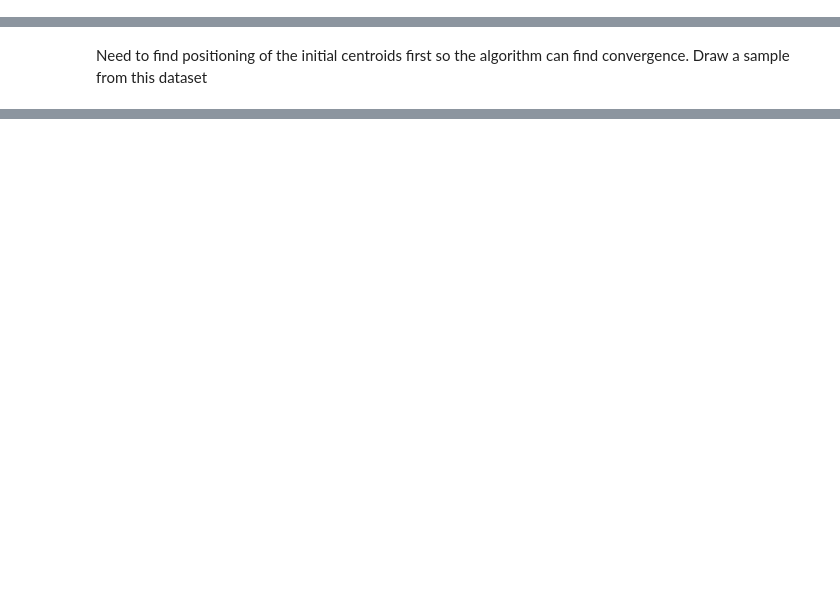
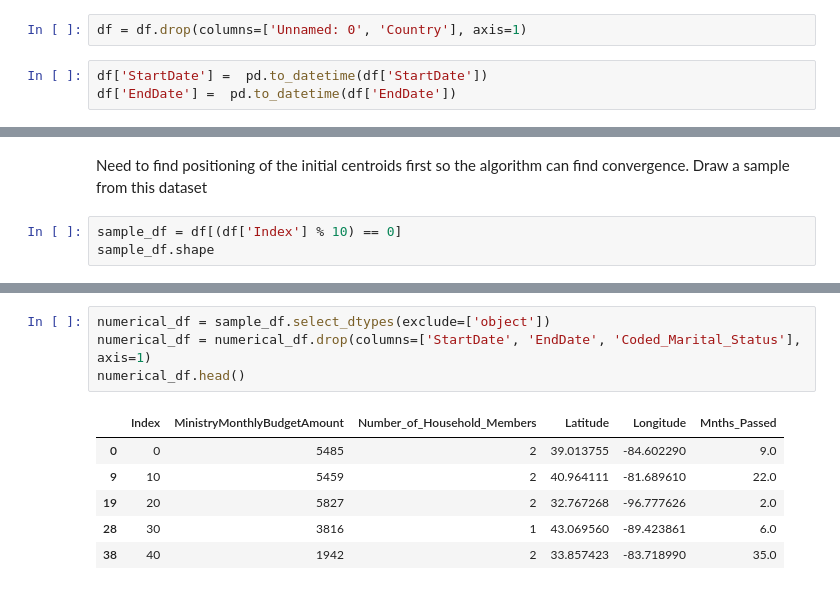
Before and after one commit to CraigMariani/WycliffeData, a Jupyter notebook: KmeansAnalysis/K_means_clustering.ipynb, the cells around one changed output, grey strips where cells are left out. Saved outputs shown, nothing was run; the diff lists cells and outputs as text; blank space fills up the shorter version.

```diff
--- a/KmeansAnalysis/K_means_clustering.ipynb
+++ b/KmeansAnalysis/K_means_clustering.ipynb
@@ -41,0 +22,5 @@ memory usage: 1.3+ MB
+# %%
+df = df.drop(columns=['Unnamed: 0', 'Country'], axis=1)
+# %%
+df['StartDate'] =  pd.to_datetime(df['StartDate'])
+df['EndDate'] =  pd.to_datetime(df['EndDate'])
@@ -42,2 +35,5 @@ memory usage: 1.3+ MB
 # %% [markdown]
 Need to find positioning of the initial centroids first so the algorithm can find convergence. Draw a sample from this dataset
+# %%
+sample_df = df[(df['Index'] % 10) == 0]
+sample_df.shape
@@ -43,0 +89,11 @@ Need to find positioning of the initial centroids first so the algorithm can fin
+# %%
+numerical_df = sample_df.select_dtypes(exclude=['object'])
+numerical_df = numerical_df.drop(columns=['StartDate', 'EndDate', 'Coded_Marital_Status'], axis=1)
+numerical_df.head()
+# %% [output]
+|  | Index | MinistryMonthlyBudgetAmount | Number_of_Household_Members | Latitude | Longitude | Mnths_Passed |
+| 0 | 0 | 5485 | 2 | 39.013755 | -84.602290 | 9.0 |
+| 9 | 10 | 5459 | 2 | 40.964111 | -81.689610 | 22.0 |
+| 19 | 20 | 5827 | 2 | 32.767268 | -96.777626 | 2.0 |
+| 28 | 30 | 3816 | 1 | 43.069560 | -89.423861 | 6.0 |
+| 38 | 40 | 1942 | 2 | 33.857423 | -83.718990 | 35.0 |
```
Also changed, not shown: parts of 20 cells of this notebook, 5 other files.
